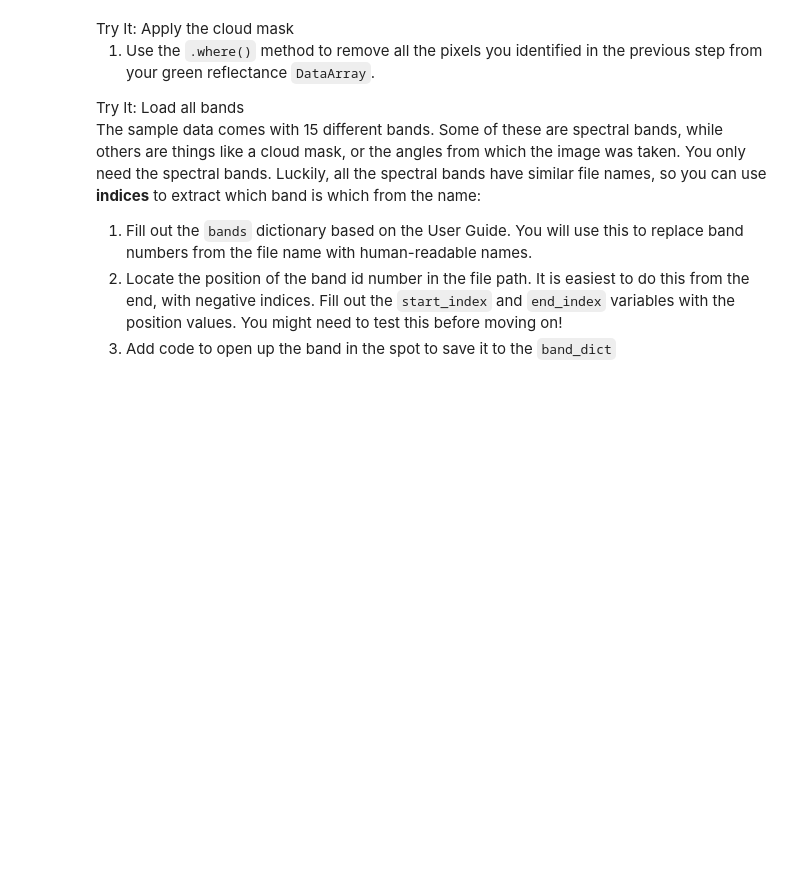
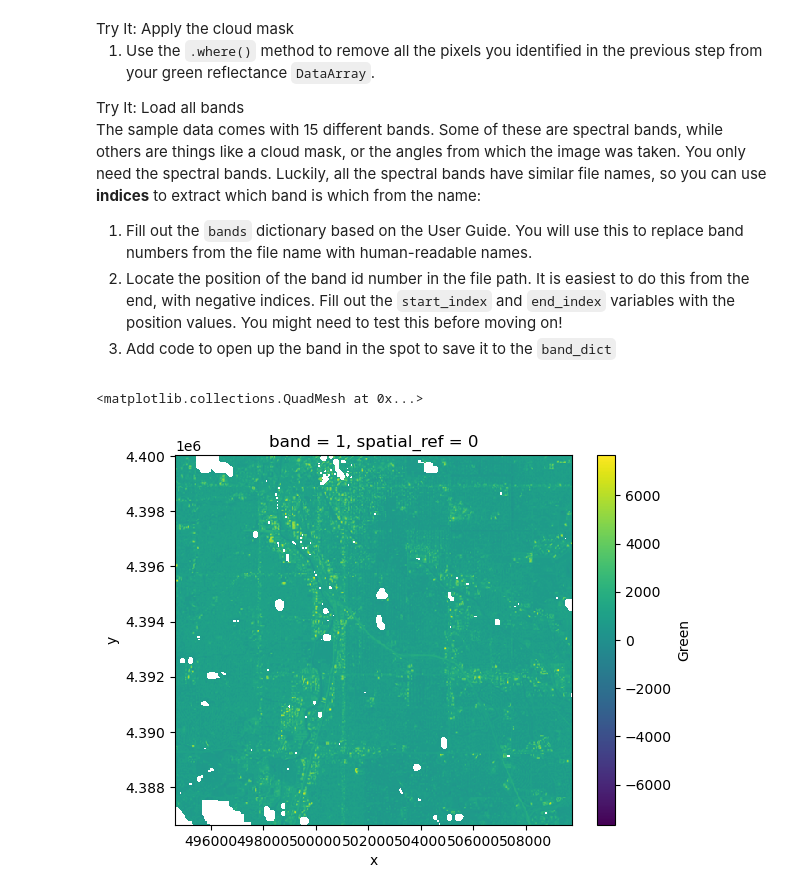
Before and after one commit to earthlab-education/03-redlining-amarangunic, a Jupyter notebook: notebooks/redlining-32-wrangle-multispectral.ipynb, the cells around one changed output. Drawn from its saved outputs; the diff is of its cells as text; code cells hidden in the pictures; blank space fills up the shorter version.

```diff
--- a/notebooks/redlining-32-wrangle-multispectral.ipynb
+++ b/notebooks/redlining-32-wrangle-multispectral.ipynb
@@ -177,18 +206,18 @@ cloud_bits = (
         # Expand the array in a new dimension
         axis=-1)
 )
-
+#select only the bits we want to mask
 bits_to_mask = [
-    , # Cloud
-    , # Adjacent to cloud
-    , # Cloud shadow
-    ] # Water
+    1, # Cloud
+    2, # Adjacent to cloud
+    3, # Cloud shadow
+    5] # Water
 cloud_mask = np.sum(
     # Select bits 1, 2, and 3
     cloud_bits[:,:,bits_to_mask],
     # Sum along the bit axis
     axis=-1
 # Check if any of bits 1, 2, or 3 are true
-) == 0
+) ==0
 
 cloud_mask
@@ -216,3 +253,8 @@ position values. You might need to test this before moving on!</li>
 <li>Add code to open up the band in the spot to save it to the
 <code>band_dict</code></li>
 </ol></div></div>
+# %%
+green_da.where(cloud_mask).plot(cmap='viridis')
+# %% [output]
+<matplotlib.collections.QuadMesh at 0x...>
+[figure, added]
```
Also changed, not shown: parts of 7 cells of this notebook.
